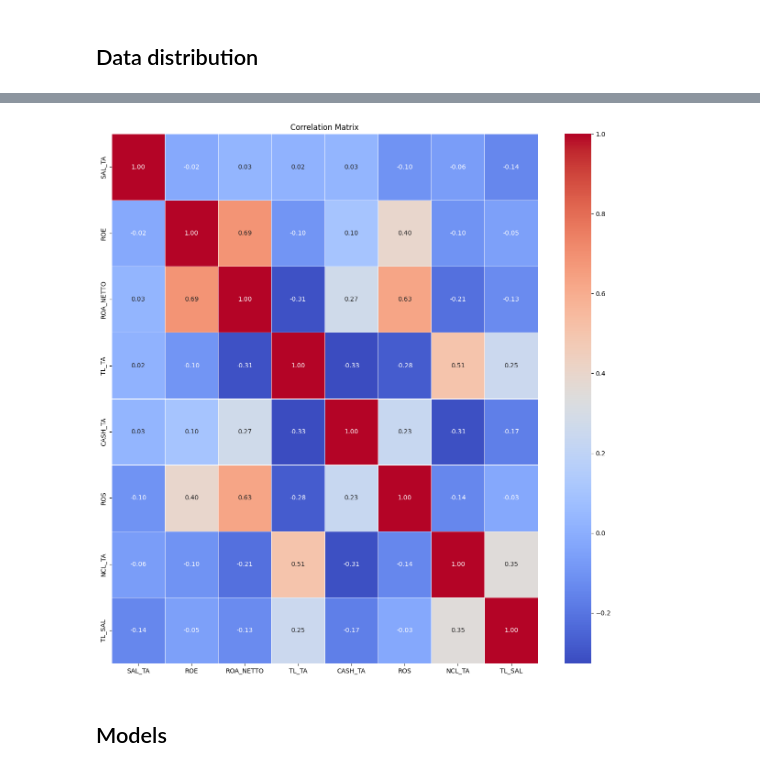
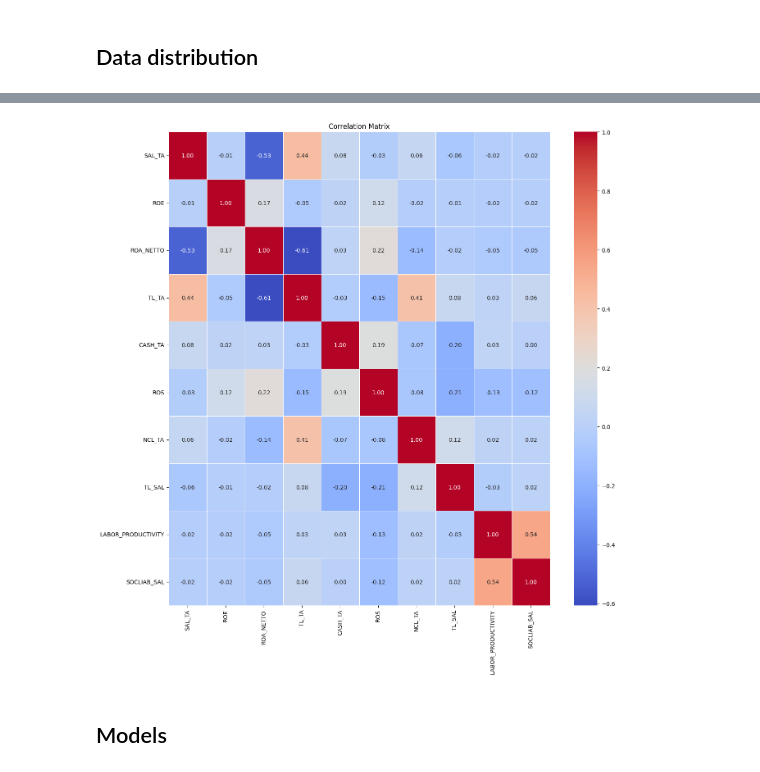
Before and after one commit to rohalmatus/financial-distress-models, a Jupyter notebook: CODE/EXPLORATORY/eda_01.ipynb, the cells around one changed output, grey strips where cells are left out. Saved outputs shown, nothing was run; the diff lists cells and outputs as text; code cells hidden in the pictures.

```diff
--- a/CODE/EXPLORATORY/eda_01.ipynb
+++ b/CODE/EXPLORATORY/eda_01.ipynb
@@ -66,4 +96,10 @@ financial_ratios_table_raw['year'].value_counts()
 Name: year, dtype: int64
+# %%
+data_2016 = financial_ratios_table_raw.query('year == 2016 and sal_class in ["2. Malý", "3. Stredný"]')
+data_2017 = financial_ratios_table_raw.query('year == 2017 and sal_class in ["2. Malý", "3. Stredný"]')
+data_2018 = financial_ratios_table_raw.query('year == 2018 and sal_class in ["2. Malý", "3. Stredný"]')
+data_2019 = financial_ratios_table_raw.query('year == 2019 and sal_class in ["2. Malý", "3. Stredný"]')
+financial_ratios_table_raw = None
 # %%
 def get_sample_sizes(data, row_label, column_label):
     samples_df = data.groupby([row_label, column_label])['financial_statement_id'].nunique().to_frame('count').reset_index()
@@ -140,24 +152,0 @@ for col in [ 'DPHZ_vat_registration_cancelled',
-# %%
-master_set_2017 = set(financial_ratios_table_raw['entity_ico'].unique())
-
-for year in 2015, 2016, 2017:
-    subset = financial_ratios_table_raw.query('year == @year and RUZ_indirect_criterion == 0 and RUZ_cancelled == 0 and RU_konkurz == 0 and RU_ostatne_konania == 0 and DPHZ_vat_registration_cancelled == 0')
-    subset_set = set(subset['entity_ico'].unique())
-
-    master_set_2017 = master_set_2017.intersection(subset_set)
-
-
-display(len(master_set_2017))
-
-
-master_set_2018 = set(financial_ratios_table_raw['entity_ico'].unique())
-
-for year in 2016, 2017, 2018:
-    subset = financial_ratios_table_raw.query('year == @year and RUZ_indirect_criterion == 0 and RUZ_cancelled == 0 and RU_konkurz == 0 and RU_ostatne_konania == 0 and DPHZ_vat_registration_cancelled == 0')
-    subset_set = set(subset['entity_ico'].unique())
-
-    master_set_2018 = master_set_2018.intersection(subset_set)
-
-
-
-display(len(master_set_2018))
@@ -168,8 +168,8 @@ display(len(master_set_2018))
 # financial_ratios_table_raw = financial_ratios_table_raw.query('entity_ico in @master_set')
 # financial_ratios_table_raw
 # %%
-SAL_CLASSES = sorted(financial_ratios_table_raw['sal_class'].unique())
-SKNACE_GROUPS = financial_ratios_table_raw['sknace_division'].unique()
+SAL_CLASSES = sorted(data_2018['sal_class'].unique())
+SKNACE_GROUPS = data_2018['sknace_division'].unique()
 # %%
 from sklearn.impute import SimpleImputer
 
@@ -188,7 +188,7 @@ financial_ratios_table_2017 = pd.DataFrame()
 for sal_class in SAL_CLASSES:
     for sknace in SKNACE_GROUPS:
         # print(f'sales_class: {sal_class}; sknace: {sknace}')
-        subset = financial_ratios_table_raw.query('sal_class == @sal_class and sknace_division == @sknace and year == 2017 and entity_ico in @master_set_2017')
+        subset = data_2017.query('sal_class == @sal_class and sknace_division == @sknace')
         if subset.shape[0] < 10:
             continue
         for col in predictors:
@@ -207,7 +207,7 @@ financial_ratios_table_2018 = pd.DataFrame()
 for sal_class in SAL_CLASSES:
     for sknace in SKNACE_GROUPS:
         # print(f'sales_class: {sal_class}; sknace: {sknace}')
-        subset = financial_ratios_table_raw.query('sal_class == @sal_class and sknace_division == @sknace and year == 2018 and entity_ico in @master_set_2018')
+        subset = data_2018.query('sal_class == @sal_class and sknace_division == @sknace')
         if subset.shape[0] < 10:
             continue
         for col in predictors:
@@ -363,14 +379,14 @@ display(vif_result)
 # %%
 # Calculate the correlation matrix
-correlation_matrix = financial_ratios_table_2017.query('is_outlier == False')[['SAL_TA', 'ROE', 'ROA_NETTO', 'TL_TA', 'CASH_TA', 'ROS', 'NCL_TA', 'TL_SAL']].corr()
+correlation_matrix = financial_ratios_table_2017.query('is_outlier == False')[['SAL_TA', 'ROE', 'ROA_NETTO', 'TL_TA', 'CASH_TA', 'ROS', 'NCL_TA', 'TL_SAL', 'LABOR_PRODUCTIVITY', 'SOCLIAB_SAL']].corr()
 
 # Plotting the correlation matrix as a heatmap
 plt.figure(figsize=(15, 15))
 sns.heatmap(correlation_matrix, annot=True, cmap='coolwarm', fmt=".2f", linewidths=.5)
 plt.title(f'Correlation Matrix')
 plt.show()
 # %% [output]
-[figure, old version]
+[figure, new version]
 # %% [markdown]
 ## Models
 # %% [markdown]
```
Also changed, not shown: parts of 19 cells of this notebook, 4 other files.
